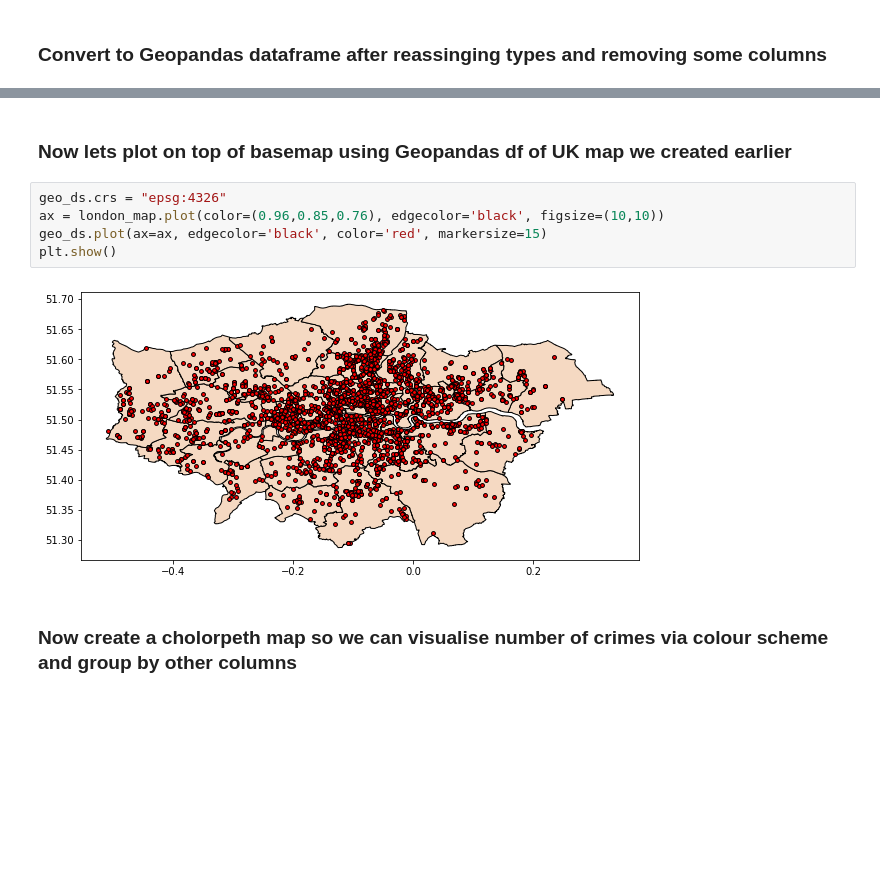
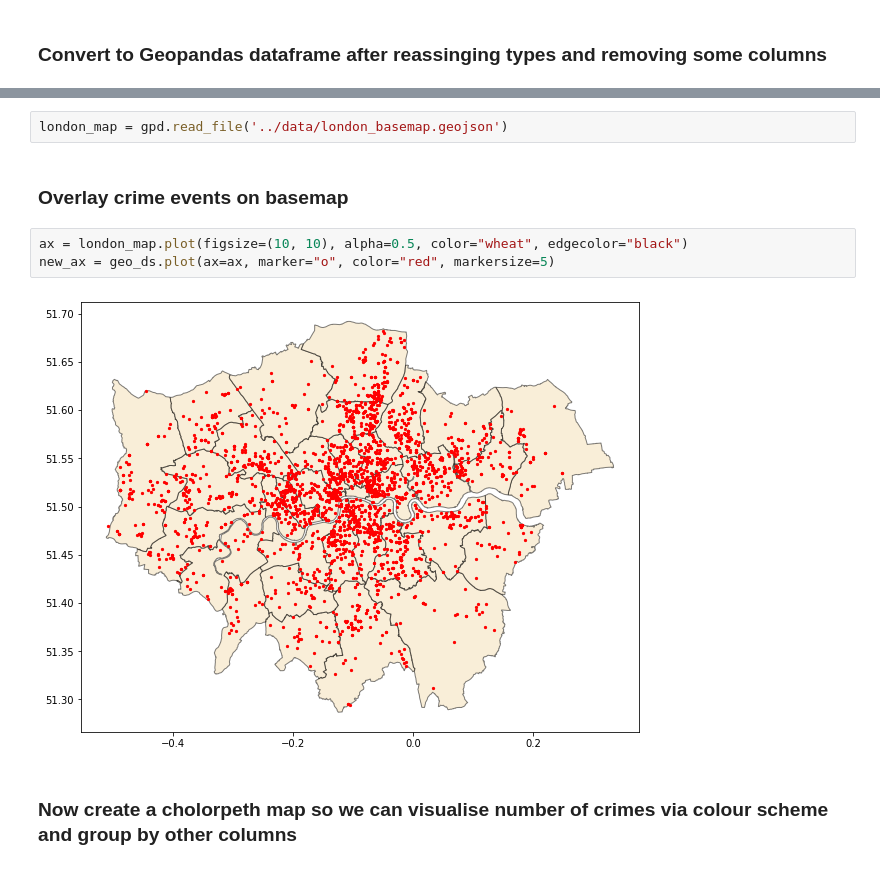
Before and after one commit to ryankarlos/geospatial, a Jupyter notebook: notebooks/geospatial_examples.ipynb, the cells around one changed output, grey strips where cells are left out. Cells and saved outputs as stored; diff of their text form; blank space fills up the shorter version.

```diff
--- a/notebooks/geospatial_examples.ipynb
+++ b/notebooks/geospatial_examples.ipynb
@@ -225,13 +227,13 @@ geo_ds.plot()
 [figure]
-# %% [markdown]
-### Now lets plot on top of basemap using Geopandas df of UK map we created earlier
-# %%
-geo_ds.crs = "epsg:4326"
-ax = london_map.plot(color=(0.96,0.85,0.76), edgecolor='black', figsize=(10,10))
-geo_ds.plot(ax=ax, edgecolor='black', color='red', markersize=15)
-plt.show()
-# %% [output]
-[figure, removed]
+# %%
+london_map = gpd.read_file('../data/london_basemap.geojson')
+# %% [markdown]
+### Overlay crime events on basemap
+# %%
+ax = london_map.plot(figsize=(10, 10), alpha=0.5, color="wheat", edgecolor="black")
+new_ax = geo_ds.plot(ax=ax, marker="o", color="red", markersize=5)
+# %% [output]
+[figure, added]
 # %% [markdown]
 ### Now create a cholorpeth map so we can visualise number of crimes via colour scheme and group by other columns
 # %%
```
Also changed, not shown: parts of 12 cells of this notebook, 2 other files.
